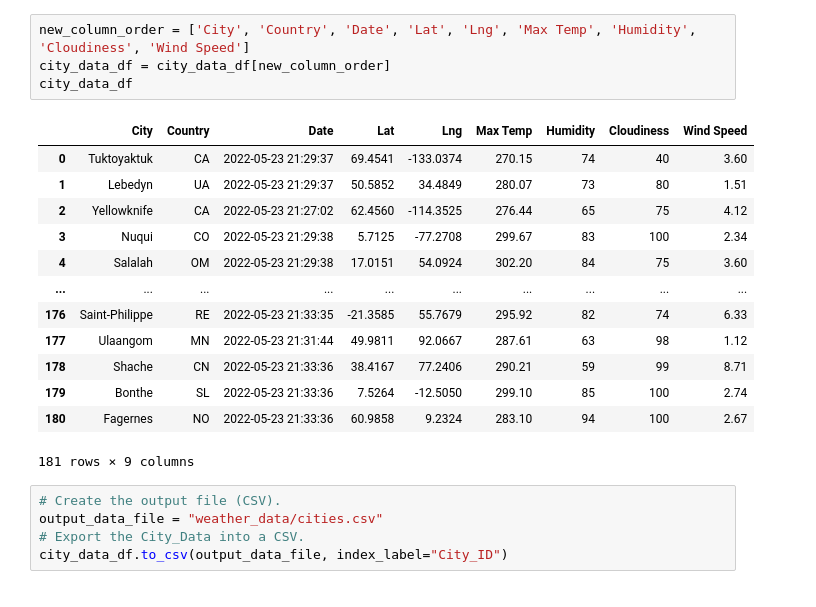
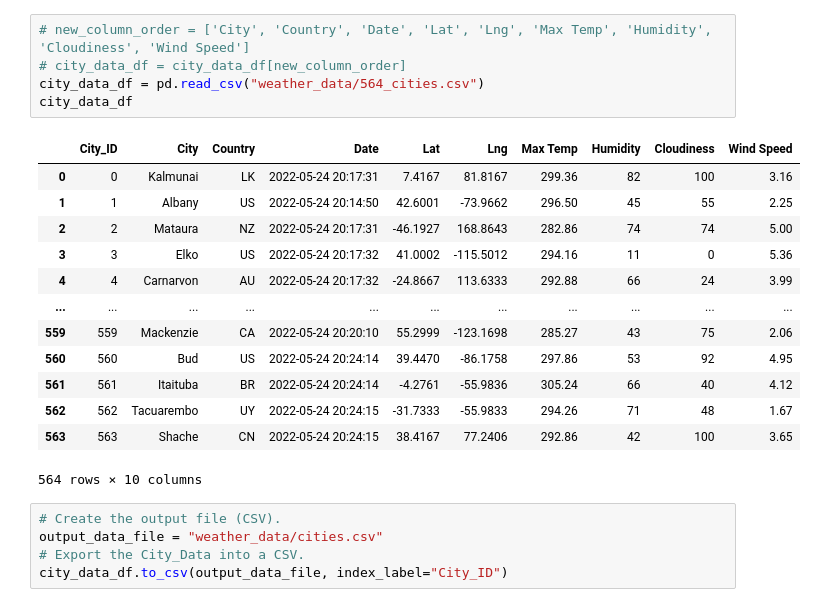
Before and after one commit to leonid-tkach/World_Weather_Analysis, a Jupyter notebook: WeatherPy.ipynb, the cells around one changed output. Drawn from its saved outputs; the diff is of its cells as text.

```diff
--- a/WeatherPy.ipynb
+++ b/WeatherPy.ipynb
@@ -133,21 +99,22 @@ city_data_df.head(10)
 # %%
-new_column_order = ['City', 'Country', 'Date', 'Lat', 'Lng', 'Max Temp', 'Humidity', 'Cloudiness', 'Wind Speed']
-city_data_df = city_data_df[new_column_order]
+# new_column_order = ['City', 'Country', 'Date', 'Lat', 'Lng', 'Max Temp', 'Humidity', 'Cloudiness', 'Wind Speed']
+# city_data_df = city_data_df[new_column_order]
+city_data_df = pd.read_csv("weather_data/564_cities.csv")
 city_data_df
 # %% [output]
-|  | City | Country | Date | Lat | Lng | Max Temp | Humidity | Cloudiness | Wind Speed |
-| 0 | Tuktoyaktuk | CA | 2022-05-23 21:29:37 | 69.4541 | -133.0374 | 270.15 | 74 | 40 | 3.60 |
-| 1 | Lebedyn | UA | 2022-05-23 21:29:37 | 50.5852 | 34.4849 | 280.07 | 73 | 80 | 1.51 |
-| 2 | Yellowknife | CA | 2022-05-23 21:27:02 | 62.4560 | -114.3525 | 276.44 | 65 | 75 | 4.12 |
-| 3 | Nuqui | CO | 2022-05-23 21:29:38 | 5.7125 | -77.2708 | 299.67 | 83 | 100 | 2.34 |
-| 4 | Salalah | OM | 2022-05-23 21:29:38 | 17.0151 | 54.0924 | 302.20 | 84 | 75 | 3.60 |
-| ... | ... | ... | ... | ... | ... | ... | ... | ... | ... |
-| 176 | Saint-Philippe | RE | 2022-05-23 21:33:35 | -21.3585 | 55.7679 | 295.92 | 82 | 74 | 6.33 |
-| 177 | Ulaangom | MN | 2022-05-23 21:31:44 | 49.9811 | 92.0667 | 287.61 | 63 | 98 | 1.12 |
-| 178 | Shache | CN | 2022-05-23 21:33:36 | 38.4167 | 77.2406 | 290.21 | 59 | 99 | 8.71 |
-| 179 | Bonthe | SL | 2022-05-23 21:33:36 | 7.5264 | -12.5050 | 299.10 | 85 | 100 | 2.74 |
-| 180 | Fagernes | NO | 2022-05-23 21:33:36 | 60.9858 | 9.2324 | 283.10 | 94 | 100 | 2.67 |
+|  | City_ID | City | Country | Date | Lat | Lng | Max Temp | Humidity | Cloudiness | Wind Speed |
+| 0 | 0 | Kalmunai | LK | 2022-05-24 20:17:31 | 7.4167 | 81.8167 | 299.36 | 82 | 100 | 3.16 |
+| 1 | 1 | Albany | US | 2022-05-24 20:14:50 | 42.6001 | -73.9662 | 296.50 | 45 | 55 | 2.25 |
+| 2 | 2 | Mataura | NZ | 2022-05-24 20:17:31 | -46.1927 | 168.8643 | 282.86 | 74 | 74 | 5.00 |
+| 3 | 3 | Elko | US | 2022-05-24 20:17:32 | 41.0002 | -115.5012 | 294.16 | 11 | 0 | 5.36 |
+| 4 | 4 | Carnarvon | AU | 2022-05-24 20:17:32 | -24.8667 | 113.6333 | 292.88 | 66 | 24 | 3.99 |
+| ... | ... | ... | ... | ... | ... | ... | ... | ... | ... | ... |
+| 559 | 559 | Mackenzie | CA | 2022-05-24 20:20:10 | 55.2999 | -123.1698 | 285.27 | 43 | 75 | 2.06 |
+| 560 | 560 | Bud | US | 2022-05-24 20:24:14 | 39.4470 | -86.1758 | 297.86 | 53 | 92 | 4.95 |
+| 561 | 561 | Itaituba | BR | 2022-05-24 20:24:14 | -4.2761 | -55.9836 | 305.24 | 66 | 40 | 4.12 |
+| 562 | 562 | Tacuarembo | UY | 2022-05-24 20:24:15 | -31.7333 | -55.9833 | 294.26 | 71 | 48 | 1.67 |
+| 563 | 563 | Shache | CN | 2022-05-24 20:24:15 | 38.4167 | 77.2406 | 292.86 | 42 | 100 | 3.65 |
-181 rows × 9 columns
+564 rows × 10 columns
 # %%
 # Create the output file (CSV).
 output_data_file = "weather_data/cities.csv"
```
Also changed, not shown: parts of 23 cells of this notebook, 7 other files.
